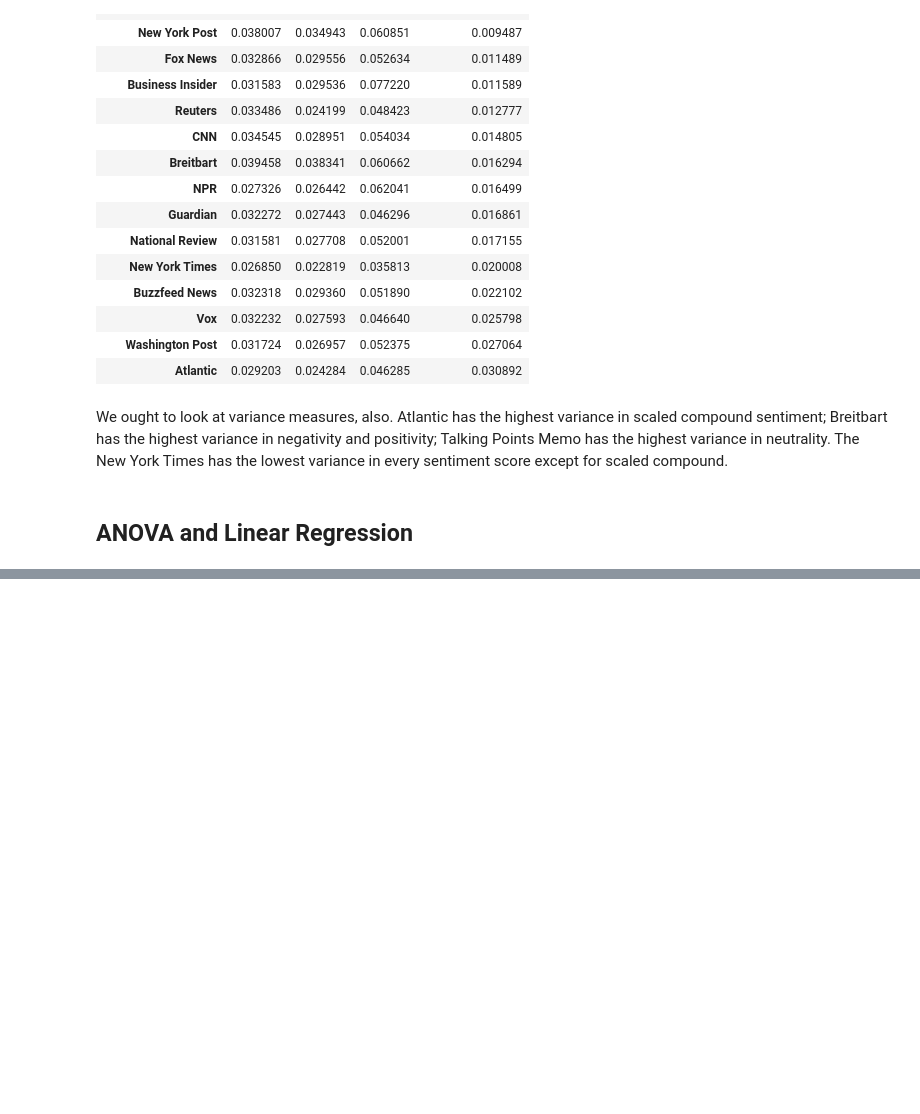
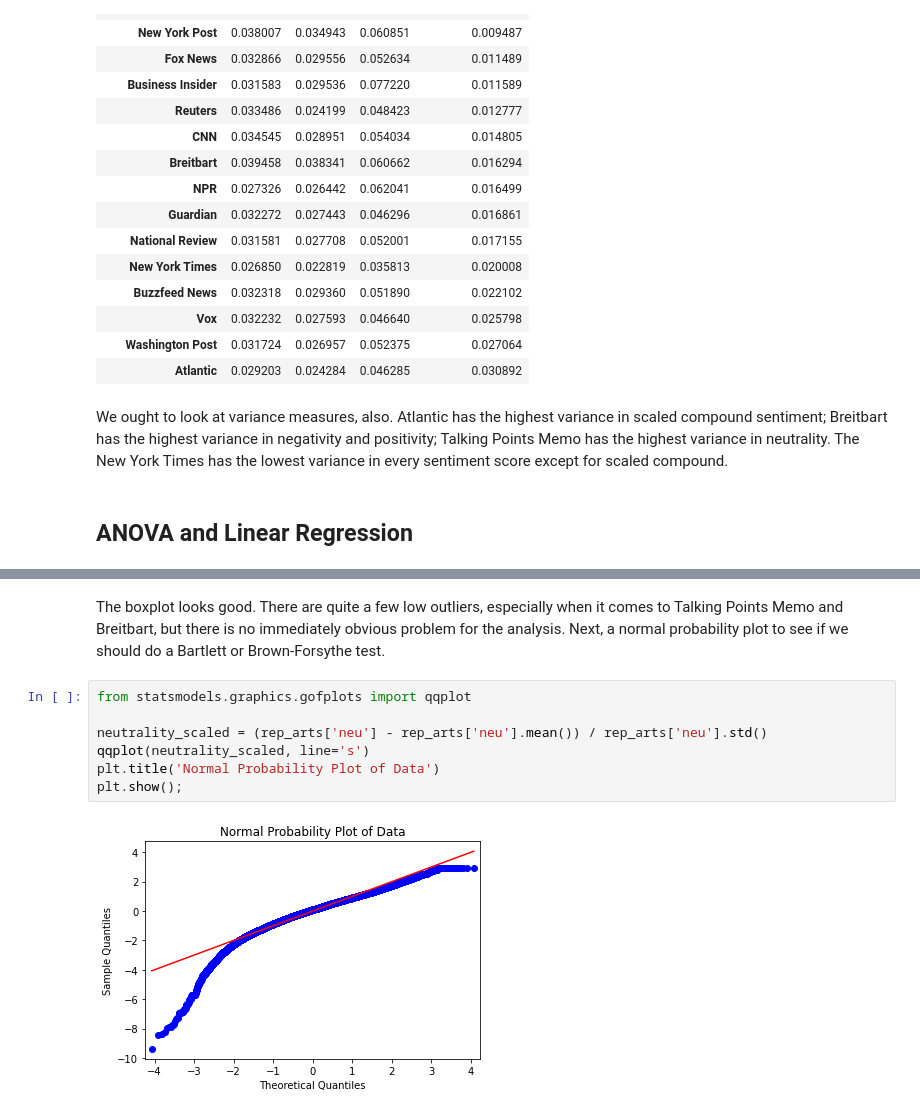
Before and after one commit to jrizcallah/Springboard, a Jupyter notebook: Springboard/capstone2/Topic_Separation.ipynb, the cells around one changed output, grey strips where cells are left out. Saved outputs shown, nothing was run; the diff lists cells and outputs as text; blank space fills up the shorter version.

```diff
--- a/Springboard/capstone2/Topic_Separation.ipynb
+++ b/Springboard/capstone2/Topic_Separation.ipynb
@@ -349,0 +365,11 @@ At this point, I want to run a Linear Regression and an ANOVA to look for statis
+# %% [markdown]
+The boxplot looks good. There are quite a few low outliers, especially when it comes to Talking Points Memo and Breitbart, but there is no immediately obvious problem for the analysis. Next, a normal probability plot to see if we should do a Bartlett or Brown-Forsythe test.
+# %%
+from statsmodels.graphics.gofplots import qqplot
+
+neutrality_scaled = (rep_arts['neu'] - rep_arts['neu'].mean()) / rep_arts['neu'].std()
+qqplot(neutrality_scaled, line='s')
+plt.title('Normal Probability Plot of Data')
+plt.show();
+# %% [output]
+[figure, added]
```
Also changed, not shown: parts of 20 cells of this notebook, 7 other files.
